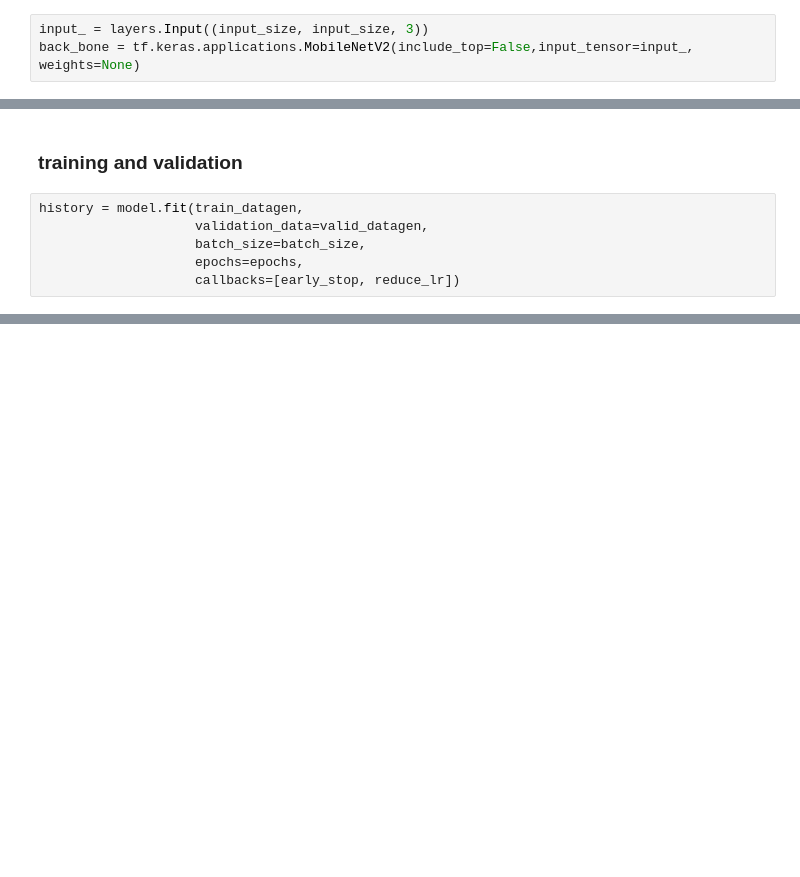
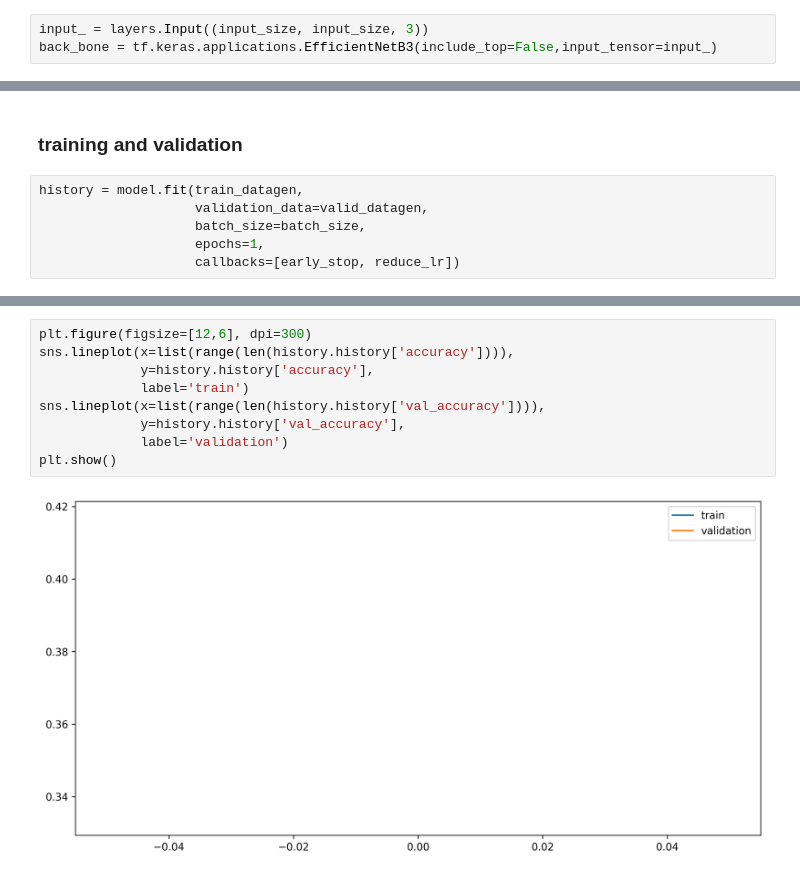
Before and after one commit to ashen007/FacialExpNet, a Jupyter notebook: train-facial-exp-net.ipynb, the cells around one changed output, grey strips where cells are left out. Cells and saved outputs as stored; diff of their text form; blank space fills up the shorter version.

Commit message:
Kaggle Notebook | train_facial _exp_net | Version 6

```diff
--- a/train-facial-exp-net.ipynb
+++ b/train-facial-exp-net.ipynb
@@ -166,5 +167,5 @@ plt.show()
 ### Model
 # %%
 input_ = layers.Input((input_size, input_size, 3))
-back_bone = tf.keras.applications.MobileNetV2(include_top=False,input_tensor=input_, weights=None)
+back_bone = tf.keras.applications.EfficientNetB3(include_top=False,input_tensor=input_)
 # %% [output]
@@ -221,6 +222,6 @@ _________________________________________________________________
 history = model.fit(train_datagen,
                     validation_data=valid_datagen,
                     batch_size=batch_size,
-                    epochs=epochs,
+                    epochs=1,
                     callbacks=[early_stop, reduce_lr])
 # %% [output]
@@ -246,0 +236,11 @@ Epoch 10/10
+# %%
+plt.figure(figsize=[12,6], dpi=300)
+sns.lineplot(x=list(range(len(history.history['accuracy']))),
+             y=history.history['accuracy'],
+             label='train')
+sns.lineplot(x=list(range(len(history.history['val_accuracy']))),
+             y=history.history['val_accuracy'],
+             label='validation')
+plt.show()
+# %% [output]
+[figure, added]
```
Also changed, not shown: parts of 13 cells of this notebook.
